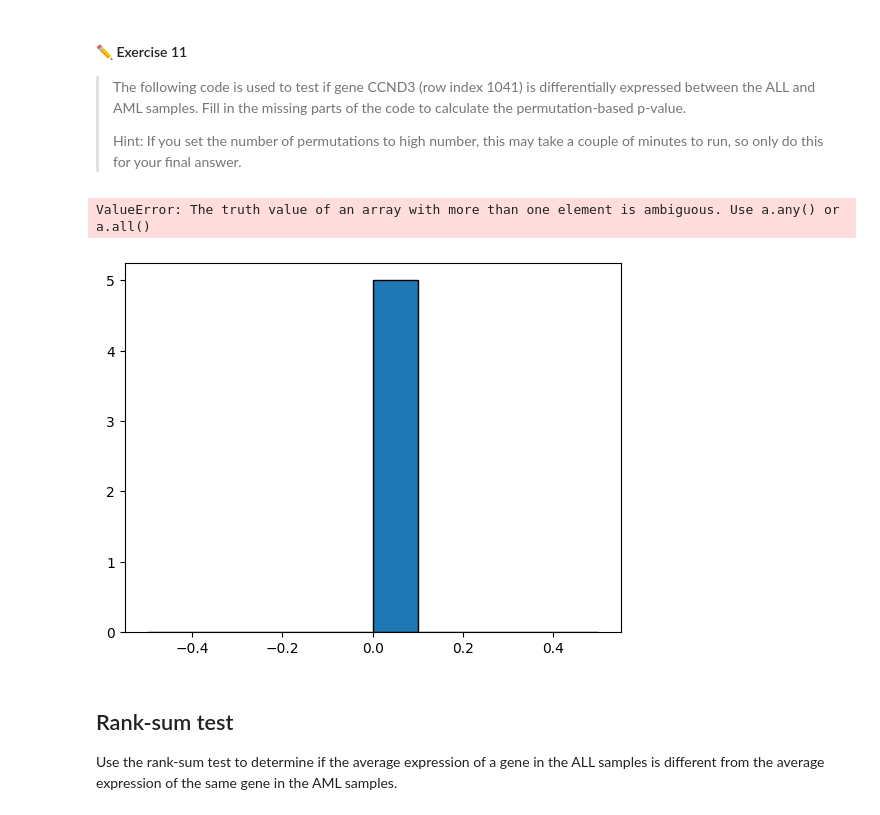
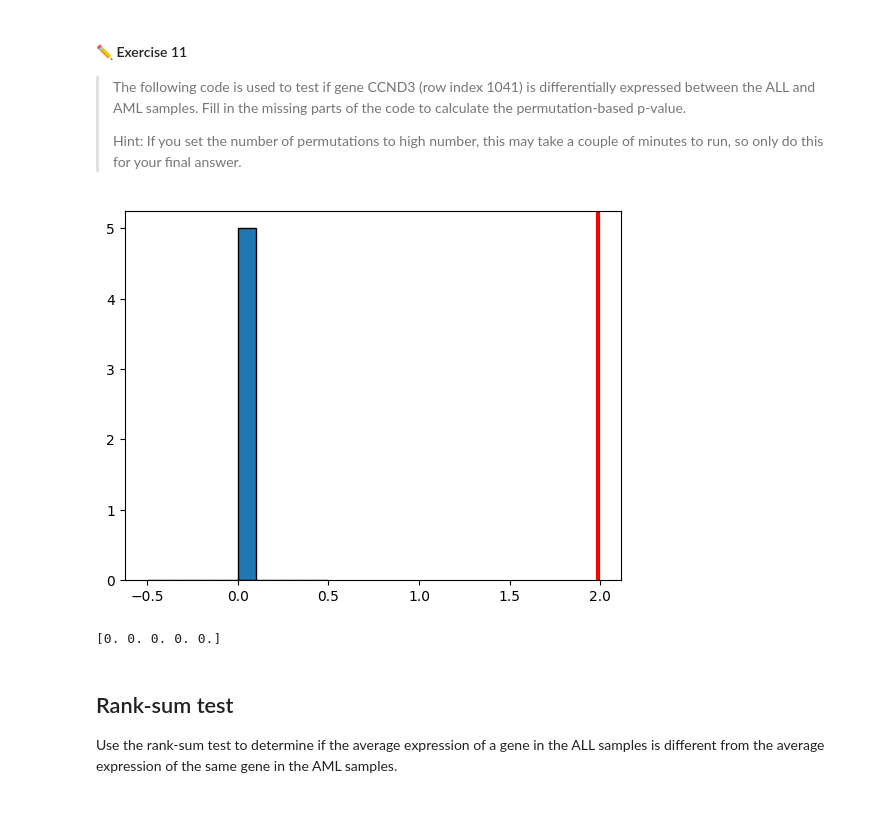
Before and after one commit to Cardcaptress/bioinformatics-data-analyse, a Jupyter notebook: LB2292_Module_1.ipynb, the cells around one changed output. Saved outputs shown, nothing was run; the diff lists cells and outputs as text; code cells hidden in the pictures.

```diff
--- a/LB2292_Module_1.ipynb
+++ b/LB2292_Module_1.ipynb
@@ -476,39 +462,42 @@ Amount of significant genes: 1077
 
 # Complete the below code by replacing the ??? to answer the exercise
 original_tstat = ttest[0]
+gene_idx = 1042
 
 #select the number of permutations
 nperm = 5
 
 #this is where the permuted t scores will be stored
 rand_tstat = np.zeros((nperm, ))
 
 for i in range(nperm):
 	#generate a new (random) label vector
 	permutedLabels = np.random.permutation(labels)
 
 	#find the indices of the ALL and AML samples
 	randALL = np.where(permutedLabels == 0)[0]
 	randAML = np.where(permutedLabels == 1)[0]
 
 	#extract  the random samples from the original data
 	rALL = data[gene_idx, randALL]
 	rAML = data[gene_idx, randAML]
 
 	#calculate the t-statistic between rALL and rAML for iteration i
-	#??? = ???
-
+	ttest = stats.ttest_ind(rALL, rAML, equal_var=False, alternative='two-sided')
+	np.append(rand_tstat, ttest[1])
 
 #plot the histogram of the t-statistics you calculated
 plt.hist(rand_tstat, edgecolor='k')
 plt.axvline(original_tstat, c='r', linewidth=3)
 
 plt.show()
 
+print(rand_tstat)
+
 #perm_pvalue = ???
 # %% [output]
+[figure, new version]
-ValueError: The truth value of an array with more than one element is ambiguous. Use a.any() or a.all()
+[0. 0. 0. 0. 0.]
-[figure, old version]
 # %% [markdown]
 ## Rank-sum test
 
```
Also changed, not shown: parts of 1 cell of this notebook.
